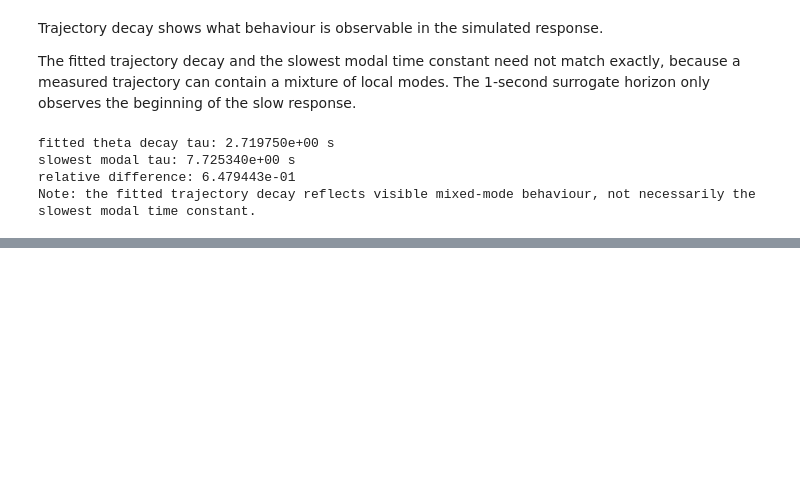
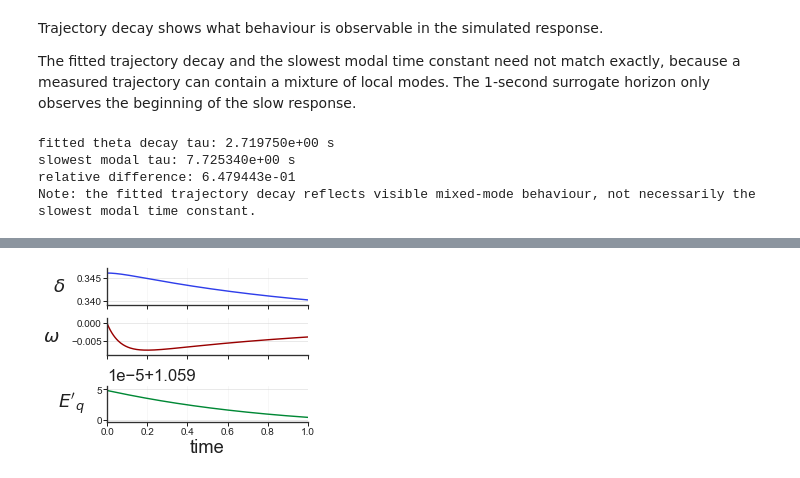
Before and after one commit to jnasw/ml-surrogates-for-power-systems, a Jupyter notebook: tools/analysis/chapter4/chapter4_dynamical_system_analysis.ipynb, the cells around one changed output, grey strips where cells are left out. Drawn from its saved outputs; the diff is of its cells as text; code cells hidden in the pictures; blank space fills up the shorter version.

```diff
--- a/tools/analysis/chapter4/chapter4_dynamical_system_analysis.ipynb
+++ b/tools/analysis/chapter4/chapter4_dynamical_system_analysis.ipynb
@@ -492,0 +575,95 @@ plt.show()
+# %%
+
+# Reuse the ringdown trajectory computed above (`sol_ringdown`) and the
+# canonical SM4 state ordering from the model guide (`state_ordering`).
+# The inset uses the first surrogate-horizon window so it represents one raw
+# supervised trajectory segment in the dataset-generation pipeline.
+from matplotlib.patches import FancyArrowPatch, FancyBboxPatch
+
+try:
+    from src.visualization.thesis_style import DTU_COLORS, NEUTRAL_COLORS, set_thesis_style
+    set_thesis_style()
+except Exception:
+    DTU_COLORS = {"blue": "#1f77b4", "corporate_red": "#990000", "green": "#2ca02c"}
+    NEUTRAL_COLORS = {"axis": "#333333", "grid": "#dddddd", "muted": "#777777"}
+
+methodology_asset_dir = PROJECT_ROOT / "tools" / "analysis" / "chapter4"
+methodology_asset_dir.mkdir(parents=True, exist_ok=True)
+
+trajectory_time = np.asarray(sol_ringdown.t, dtype=float)
+trajectory_states = np.asarray(sol_ringdown.y, dtype=float)
+trajectory_window = trajectory_time <= float(surrogate_horizon)
+if np.count_nonzero(trajectory_window) < 2:
+    trajectory_window = np.ones_like(trajectory_time, dtype=bool)
+
+plot_state_specs = [
+    (0, r"$\delta$", DTU_COLORS.get("blue", "#1f77b4")),
+    (1, r"$\omega$", DTU_COLORS.get("corporate_red", "#990000")),
+    (3, r"$E'_q$", DTU_COLORS.get("green", "#2ca02c")),
+]
+
+fig, axes = plt.subplots(
+    len(plot_state_specs),
+    1,
+    figsize=(2.35, 1.65),
+    sharex=True,
+    constrained_layout=True,
+)
+for ax, (state_idx, label, color) in zip(axes, plot_state_specs):
+    ax.plot(
+        trajectory_time[trajectory_window],
+        trajectory_states[state_idx, trajectory_window],
+        color=color,
+        linewidth=0.85,
+    )
+    ax.set_ylabel(label, rotation=0, ha="right", va="center", labelpad=7)
+    ax.spines["top"].set_visible(False)
+    ax.spines["right"].set_visible(False)
+    ax.spines["left"].set_color(NEUTRAL_COLORS.get("axis", "#333333"))
+    ax.spines["bottom"].set_color(NEUTRAL_COLORS.get("axis", "#333333"))
+    ax.tick_params(axis="both", which="major", length=2.2, width=0.6, labelsize=6, pad=1)
+    ax.grid(True, axis="x", color=NEUTRAL_COLORS.get("grid", "#dddddd"), alpha=0.35, linewidth=0.35)
+    ax.margins(x=0.0, y=0.18)
+axes[-1].set_xlabel("time", labelpad=1)
+for ext in ("pdf", "svg"):
+    fig.savefig(methodology_asset_dir / f"trajectory_inset.{ext}", bbox_inches="tight", pad_inches=0.015)
+plt.show()
+
+# Compact schematic for the preprocessing step that converts a simulated raw
+# trajectory into row-wise supervised samples: input time, initial condition,
+# and fixed operating input are paired with the simulated state at that time.
+fig, ax = plt.subplots(figsize=(3.1, 0.82), constrained_layout=True)
+ax.set_axis_off()
+
+box_style = dict(boxstyle="round,pad=0.16,rounding_size=0.035", linewidth=0.75)
+left_box = FancyBboxPatch(
+    (0.06, 0.25),
+    0.36,
+    0.46,
+    facecolor="#f7f7f7",
+    edgecolor=NEUTRAL_COLORS.get("axis", "#333333"),
+    **box_style,
+)
+right_box = FancyBboxPatch(
+    (0.63, 0.25),
+    0.27,
+    0.46,
+    facecolor="#ffffff",
+    edgecolor=NEUTRAL_COLORS.get("axis", "#333333"),
+    **box_style,
+)
+ax.add_patch(left_box)
+ax.add_patch(right_box)
+ax.add_patch(FancyArrowPatch((0.46, 0.48), (0.60, 0.48), arrowstyle="-|>", mutation_scale=8.5, linewidth=0.75, color=NEUTRAL_COLORS.get("axis", "#333333")))
+ax.text(0.24, 0.50, r"$[\,t,\; x_0,\; u\,]$", ha="center", va="center", fontsize=8.5)
+ax.text(0.765, 0.50, r"$x(t)$", ha="center", va="center", fontsize=8.5)
+ax.text(0.24, 0.14, "row input", ha="center", va="center", fontsize=6.2, color=NEUTRAL_COLORS.get("muted", "#777777"))
+ax.text(0.765, 0.14, "target state", ha="center", va="center", fontsize=6.2, color=NEUTRAL_COLORS.get("muted", "#777777"))
+ax.set_xlim(0, 1)
+ax.set_ylim(0, 1)
+for ext in ("pdf", "svg"):
+    fig.savefig(methodology_asset_dir / f"rowwise_conversion.{ext}", bbox_inches="tight", pad_inches=0.015)
+plt.show()
+
+print(f"saved methodology assets to: {methodology_asset_dir}")
+# %% [output]
@@ -492,0 +672 @@ plt.show()
+[figure, added]
```
Also changed, not shown: parts of 13 cells of this notebook, 1 other file.
